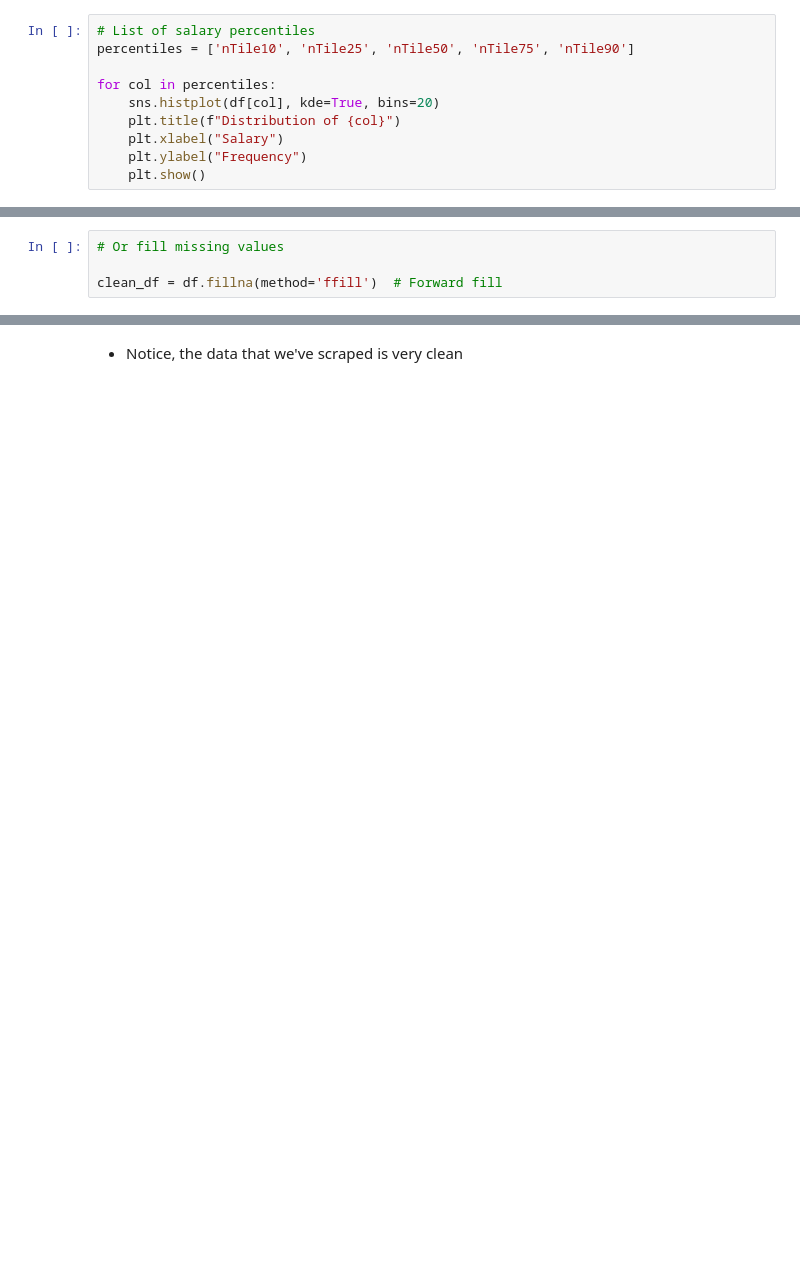
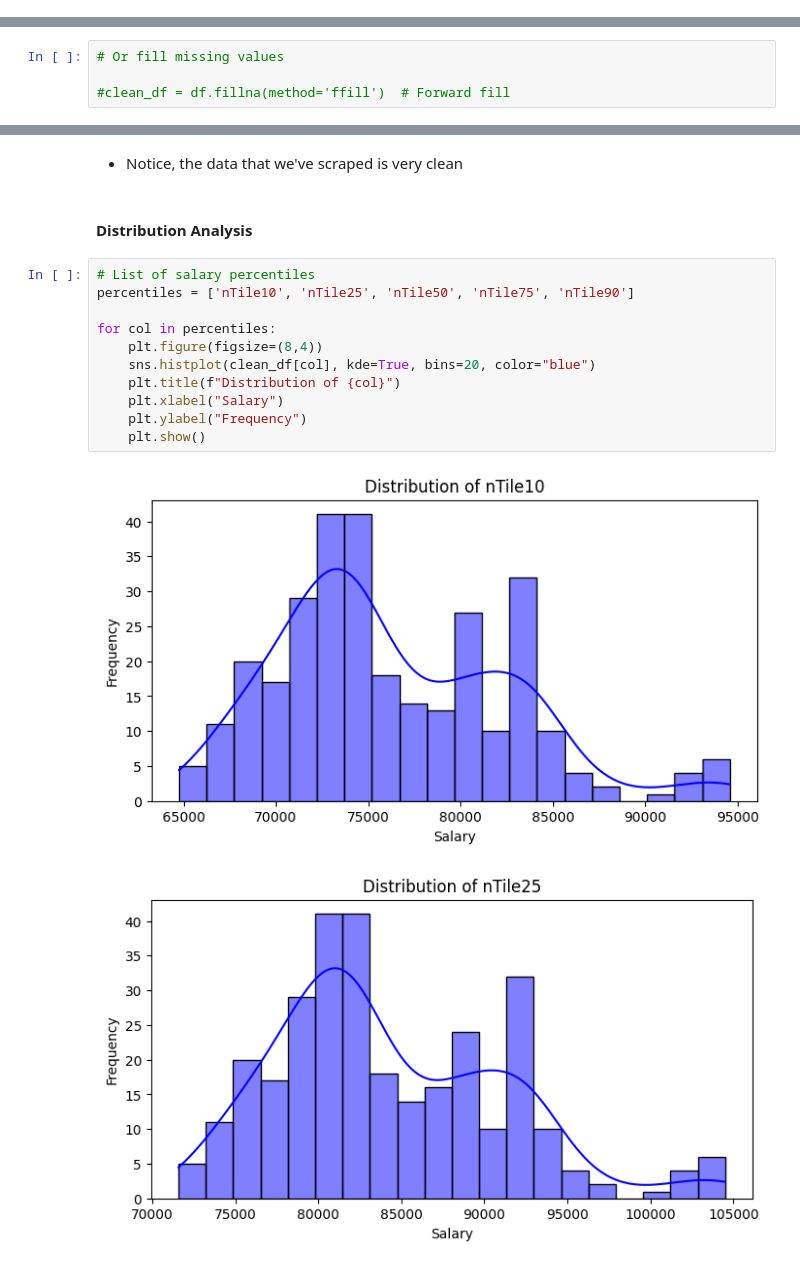
Before and after one commit to mena-bkamel/Salary_Dot_Com_Scraper, a Jupyter notebook: salary.ipynb, the cells around one changed output, grey strips where cells are left out. Cells and saved outputs as stored; diff of their text form; blank space fills up the shorter version.

Commit message:
complete the data analysis

```diff
--- a/salary.ipynb
+++ b/salary.ipynb
@@ -161,10 +158,0 @@ nTile90  0.999942  0.999970  0.999963  0.999993  1.000000
-# %%
-# List of salary percentiles
-percentiles = ['nTile10', 'nTile25', 'nTile50', 'nTile75', 'nTile90']
-
-for col in percentiles:
-    sns.histplot(df[col], kde=True, bins=20)
-    plt.title(f"Distribution of {col}")
-    plt.xlabel("Salary")
-    plt.ylabel("Frequency")
-    plt.show()
@@ -198,7 +180,7 @@ dtype: int64
 # %%
 # Or fill missing values
 
-clean_df = df.fillna(method='ffill')  # Forward fill
+#clean_df = df.fillna(method='ffill')  # Forward fill
 # %% [markdown]
 #### Handle Duplicates
 # %%
@@ -263,3 +245,19 @@ clean_df.head()
 | 4 | Senior Accountant | Phoenix, Az | The Senior Accountant ensures the... | 74460 | 82290 | 90890 | 100590 | 109421 |
 # %% [markdown]
 * Notice, the data that we've scraped is very clean
+# %% [markdown]
+#### Distribution Analysis
+# %%
+# List of salary percentiles
+percentiles = ['nTile10', 'nTile25', 'nTile50', 'nTile75', 'nTile90']
+
+for col in percentiles:
+    plt.figure(figsize=(8,4))
+    sns.histplot(clean_df[col], kde=True, bins=20, color="blue")
+    plt.title(f"Distribution of {col}")
+    plt.xlabel("Salary")
+    plt.ylabel("Frequency")
+    plt.show()
+# %% [output]
+[figure, new version]
+[figure, new version]
```
Also changed, not shown: parts of 24 cells of this notebook, 2 other files.
